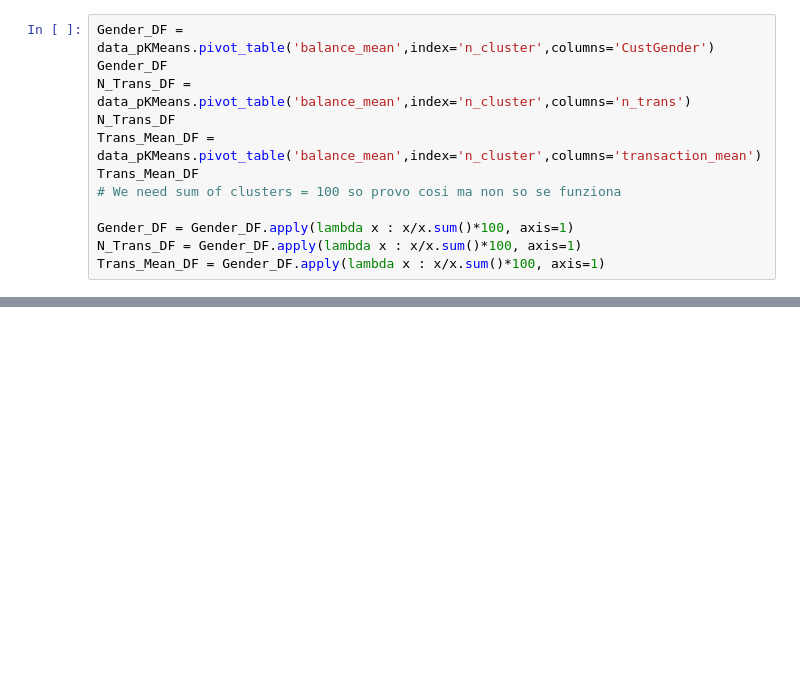
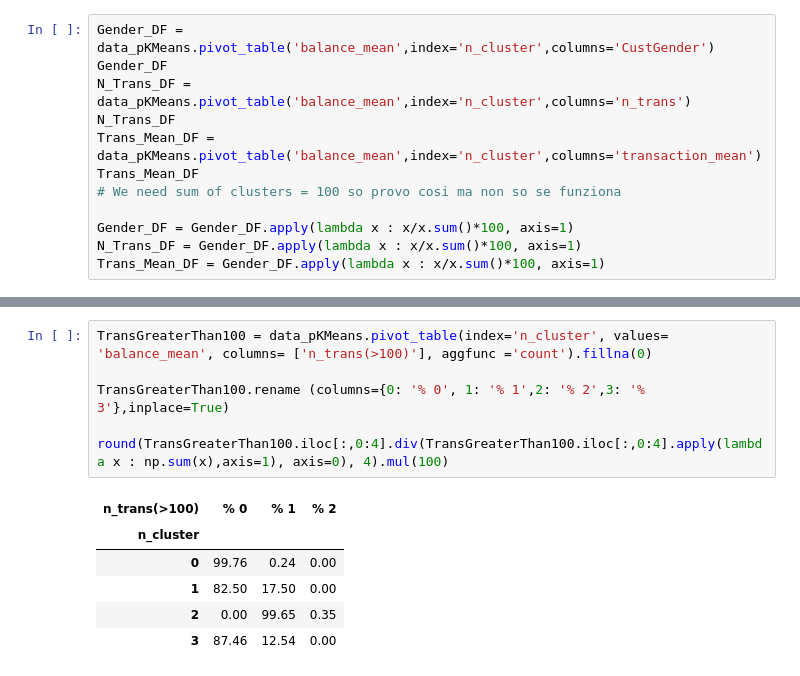
Before and after one commit to LucaFabri99/ADM-HW4, a Jupyter notebook: main.ipynb, the cells around one changed output, grey strips where cells are left out. Cells and saved outputs as stored; diff of their text form; blank space fills up the shorter version.

```diff
--- a/main.ipynb
+++ b/main.ipynb
@@ -674,0 +702,13 @@ Trans_Mean_DF = Gender_DF.apply(lambda x : x/x.sum()*100, axis=1)
+# %%
+TransGreaterThan100 = data_pKMeans.pivot_table(index='n_cluster', values= 'balance_mean', columns= ['n_trans(>100)'], aggfunc ='count').fillna(0)
+
+TransGreaterThan100.rename (columns={0: '% 0', 1: '% 1',2: '% 2',3: '% 3'},inplace=True)
+
+round(TransGreaterThan100.iloc[:,0:4].div(TransGreaterThan100.iloc[:,0:4].apply(lambda x : np.sum(x),axis=1), axis=0), 4).mul(100)
+# %% [output]
+| n_trans(>100) | % 0 | % 1 | % 2 |
+| n_cluster |  |  |  |
+| 0 | 99.76 | 0.24 | 0.00 |
+| 1 | 82.50 | 17.50 | 0.00 |
+| 2 | 0.00 | 99.65 | 0.35 |
+| 3 | 87.46 | 12.54 | 0.00 |
```
Also changed, not shown: parts of 5 cells of this notebook.
